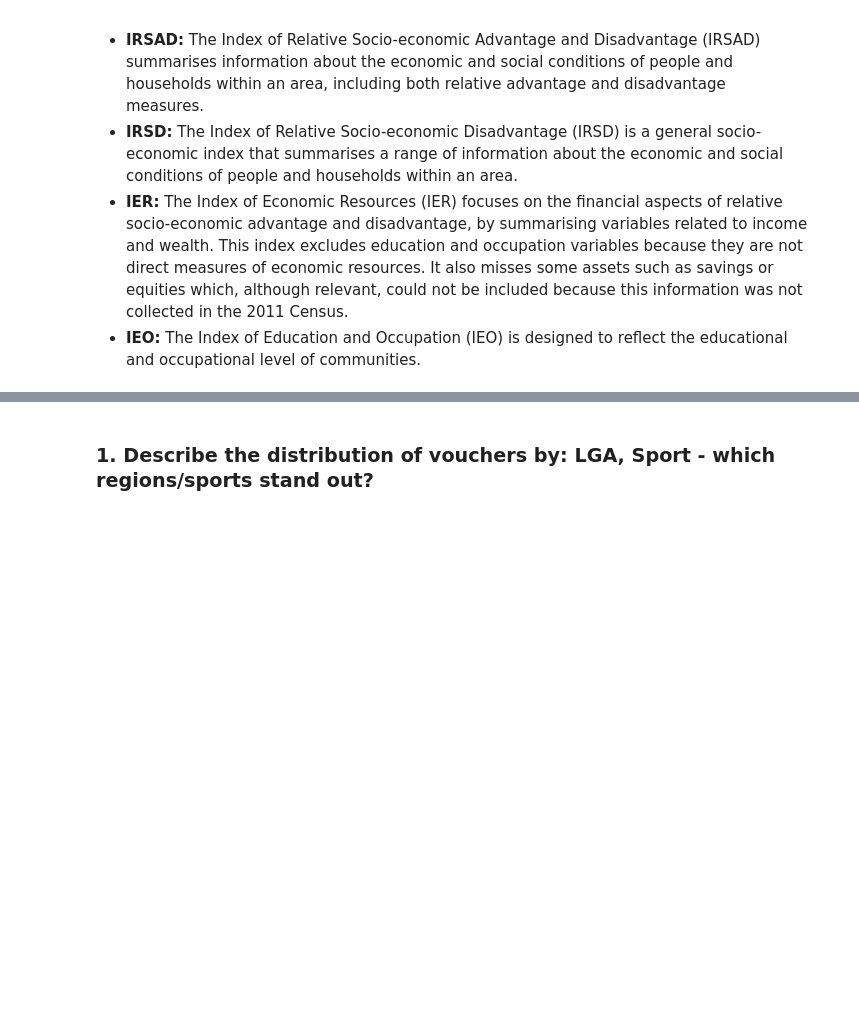
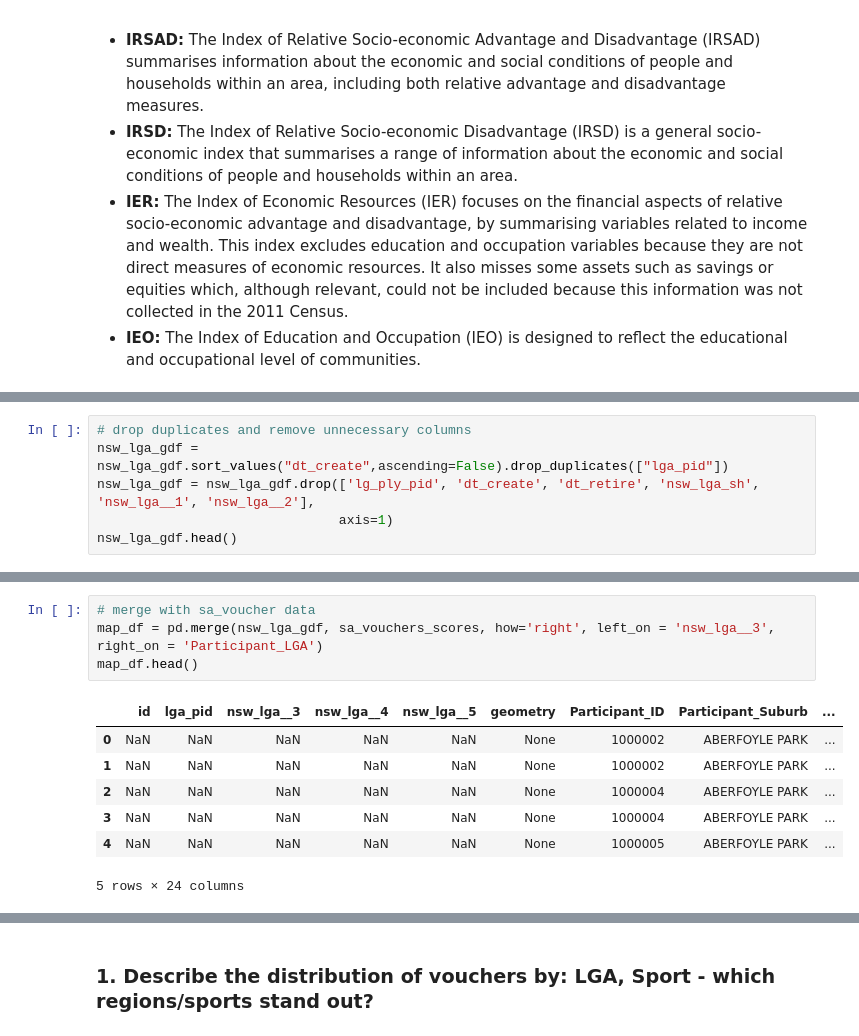
Before and after one commit to felix-rosenberger/Data-Science-Portfolio, a Jupyter notebook: Portfolio 2.ipynb, the cells around one changed output, grey strips where cells are left out. Saved outputs shown, nothing was run; the diff lists cells and outputs as text; blank space fills up the shorter version.

```diff
--- a/Portfolio 2.ipynb
+++ b/Portfolio 2.ipynb
@@ -124,0 +152,6 @@ __Low score indicates most disadvantaged.__
+# %%
+# drop duplicates and remove unnecessary columns
+nsw_lga_gdf = nsw_lga_gdf.sort_values("dt_create",ascending=False).drop_duplicates(["lga_pid"])
+nsw_lga_gdf = nsw_lga_gdf.drop(['lg_ply_pid', 'dt_create', 'dt_retire', 'nsw_lga_sh', 'nsw_lga__1', 'nsw_lga__2'],
+                               axis=1)
+nsw_lga_gdf.head()
@@ -124,0 +165,12 @@ __Low score indicates most disadvantaged.__
+# %%
+# merge with sa_voucher data
+map_df = pd.merge(nsw_lga_gdf, sa_vouchers_scores, how='right', left_on = 'nsw_lga__3', right_on = 'Participant_LGA')
+map_df.head()
+# %% [output]
+|  | id | lga_pid | nsw_lga__3 | nsw_lga__4 | nsw_lga__5 | geometry | Participant_ID | Participant_Suburb | ... |
+| 0 | NaN | NaN | NaN | NaN | NaN | None | 1000002 | ABERFOYLE PARK | ... |
+| 1 | NaN | NaN | NaN | NaN | NaN | None | 1000002 | ABERFOYLE PARK | ... |
+| 2 | NaN | NaN | NaN | NaN | NaN | None | 1000004 | ABERFOYLE PARK | ... |
+| 3 | NaN | NaN | NaN | NaN | NaN | None | 1000004 | ABERFOYLE PARK | ... |
+| 4 | NaN | NaN | NaN | NaN | NaN | None | 1000005 | ABERFOYLE PARK | ... |
+5 rows × 24 columns
```
Also changed, not shown: parts of 42 cells of this notebook, 1 other file.
